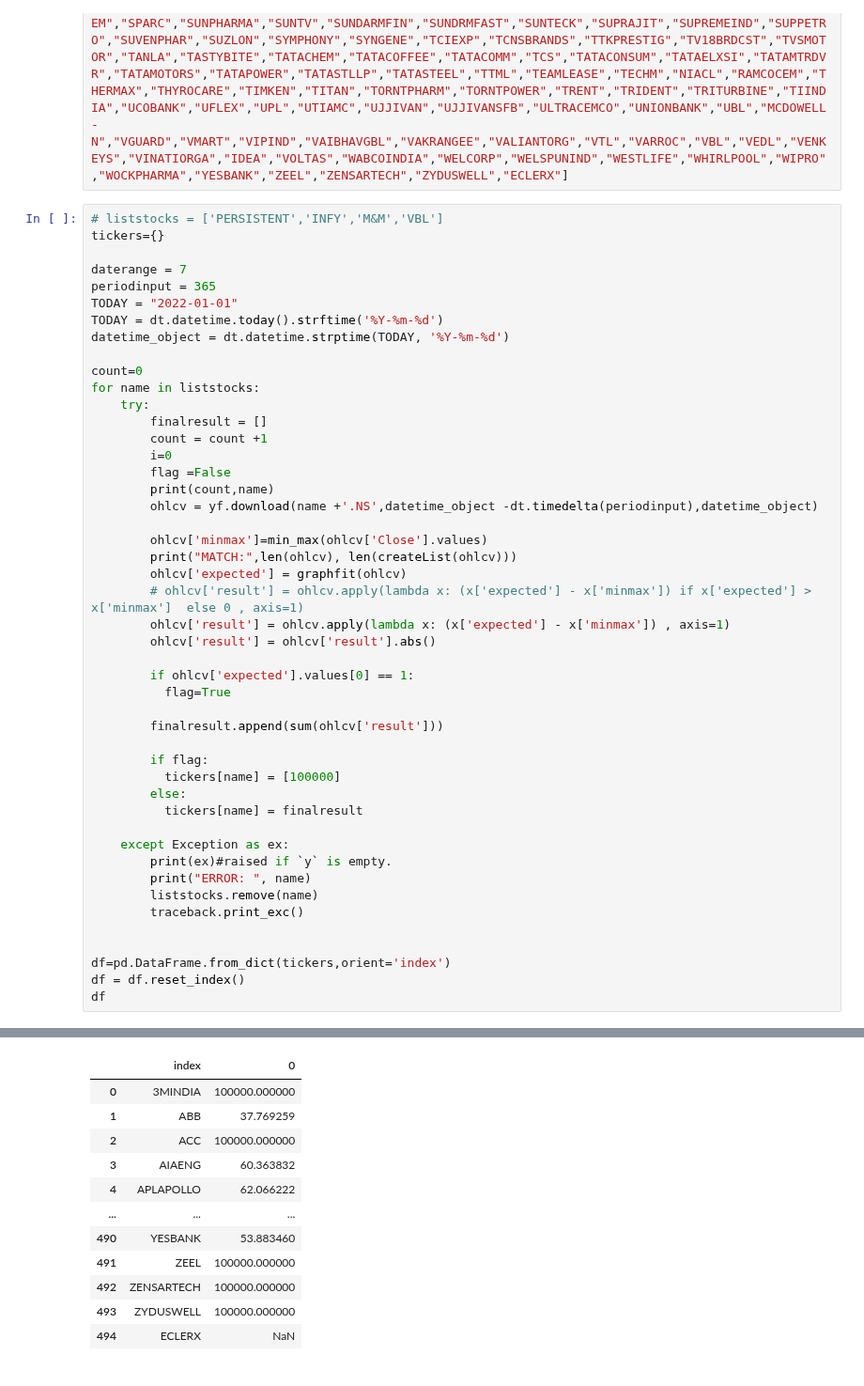
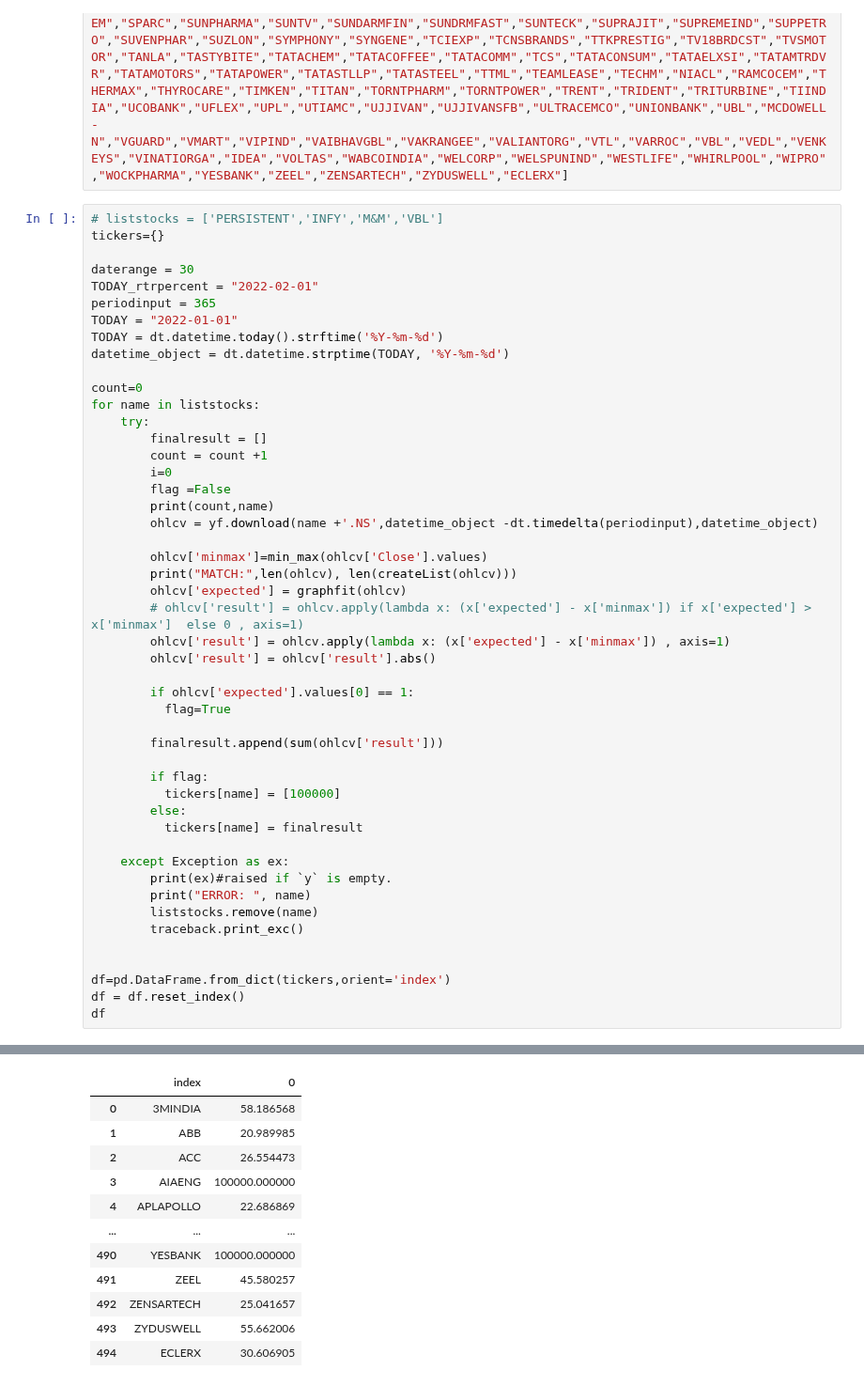
Before and after one commit to bommojuvishu/stocksgraphcomp, a Jupyter notebook: stock_graph_comp.ipynb, the cells around one changed output, grey strips where cells are left out. Shown at 94% size. Saved outputs shown, nothing was run; the diff lists cells and outputs as text.

```diff
--- a/stock_graph_comp.ipynb
+++ b/stock_graph_comp.ipynb
@@ -110,7 +113,8 @@ liststocks = ["3MINDIA","ABB","ACC","AIAENG","APLAPOLLO","AUBANK","AARTIDRUGS","
 # liststocks = ['PERSISTENT','INFY','M&M','VBL']
 tickers={}
 
-daterange = 7
+daterange = 30
+TODAY_rtrpercent = "2022-02-01"
 periodinput = 365
 TODAY = "2022-01-01"
 TODAY = dt.datetime.today().strftime('%Y-%m-%d')
@@ -243,15 +247,15 @@ MATCH: 249 249
 |  | index | 0 |
-| 0 | 3MINDIA | 100000.000000 |
-| 1 | ABB | 37.769259 |
-| 2 | ACC | 100000.000000 |
-| 3 | AIAENG | 60.363832 |
-| 4 | APLAPOLLO | 62.066222 |
+| 0 | 3MINDIA | 58.186568 |
+| 1 | ABB | 20.989985 |
+| 2 | ACC | 26.554473 |
+| 3 | AIAENG | 100000.000000 |
+| 4 | APLAPOLLO | 22.686869 |
 | ... | ... | ... |
-| 490 | YESBANK | 53.883460 |
-| 491 | ZEEL | 100000.000000 |
-| 492 | ZENSARTECH | 100000.000000 |
-| 493 | ZYDUSWELL | 100000.000000 |
-| 494 | ECLERX | NaN |
+| 490 | YESBANK | 100000.000000 |
+| 491 | ZEEL | 45.580257 |
+| 492 | ZENSARTECH | 25.041657 |
+| 493 | ZYDUSWELL | 55.662006 |
+| 494 | ECLERX | 30.606905 |
 495 rows × 2 columns
 # %%
 df.sort_values(by=[0])
```
Also changed, not shown: parts of 7 cells of this notebook.
